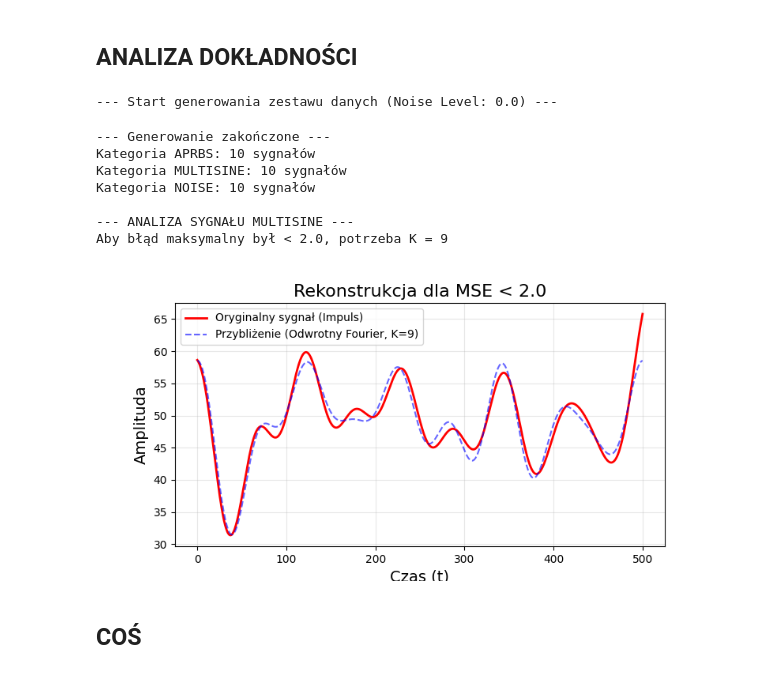
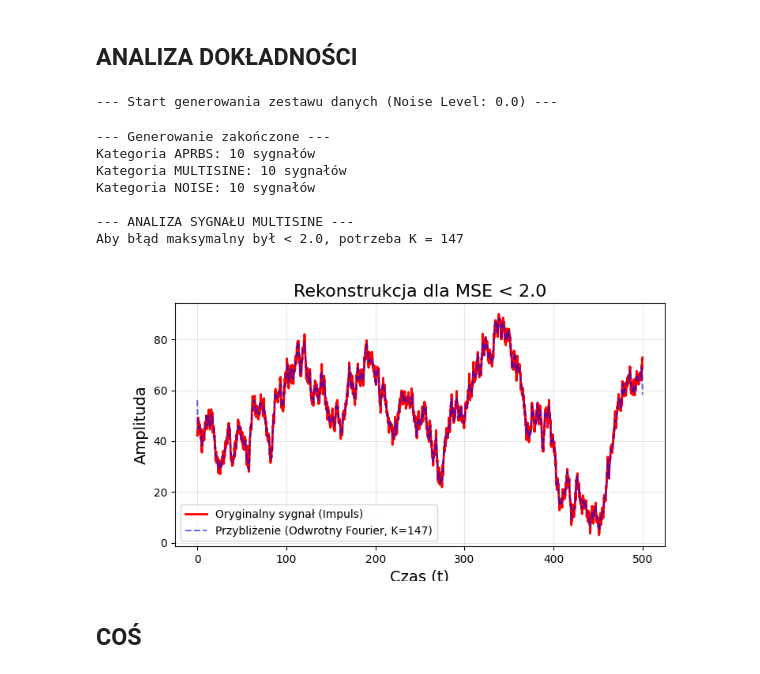
Before and after one commit to grzesiex22/Signals_1D_compression, a Jupyter notebook: main.ipynb, the cells around one changed output. Saved outputs shown, nothing was run; the diff lists cells and outputs as text; code cells hidden in the pictures.

```diff
--- a/main.ipynb
+++ b/main.ipynb
@@ -348,37 +348,37 @@ creator = DatasetCreator(t_span=[0, 500], dt=0.1, amp_range=(3, 90), noise_level
 dataset = creator.create_dataset(n_aprbs=10, n_multisine=10, n_noise=10)
 
 print("\n--- ANALIZA SYGNAŁU MULTISINE ---")# Pobieramy pierwszy sygnał z listy
-signal = dataset['multisine'][0]
+signal = dataset['noise'][0] # multisine, arbs, noise
 
 # 1. Obliczasz FFT za pomocą numpy
 coeffs = np.fft.rfft(signal.y)
 
 # 2. Szukasz K dla Max Error = 2.0 (czyli niebieska linia ma być b. blisko czerwonej)
 # Ustaw próg dopasowany do Twojej amp_range (np. 3-5% amplitudy sygnału)
 max_allowed_diff = 2.0
-mode = 'mse'  # Możesz też użyć 'max_error' jeśli chcesz sprawdzać maksymalny błąd zamiast MSE
+mode = 'mse'  # Można użyć 'max_error' aby sprawdzać maksymalny błąd albo 'mse' aby sprawdzać średni błąd kwadratowy
 results = FidelityAnalyzer.analyze_by_error(signal.y, coeffs, threshold=max_allowed_diff, mode=mode)
 
 print(f"Aby błąd maksymalny był < {max_allowed_diff}, potrzeba K = {results['k_threshold']}")
 
 # 3. Rysujesz wynik
 Plotter.plot_fourier_comparison(
     signal.t,
     signal.y,
     results['reconstructed_y'],
     K=results['k_threshold'],
     title=f"Rekonstrukcja dla {mode.upper()} < {max_allowed_diff}"
 )
 # %% [output]
 --- Start generowania zestawu danych (Noise Level: 0.0) ---
 --- Generowanie zakończone ---
 Kategoria APRBS: 10 sygnałów
 Kategoria MULTISINE: 10 sygnałów
 Kategoria NOISE: 10 sygnałów
 
 --- ANALIZA SYGNAŁU MULTISINE ---
-Aby błąd maksymalny był < 2.0, potrzeba K = 9
+Aby błąd maksymalny był < 2.0, potrzeba K = 147
-[figure, old version]
+[figure, new version]
 # %% [markdown]
 ## COŚ
 # %%
```
Also changed, not shown: parts of 4 cells of this notebook, 2 other files.
